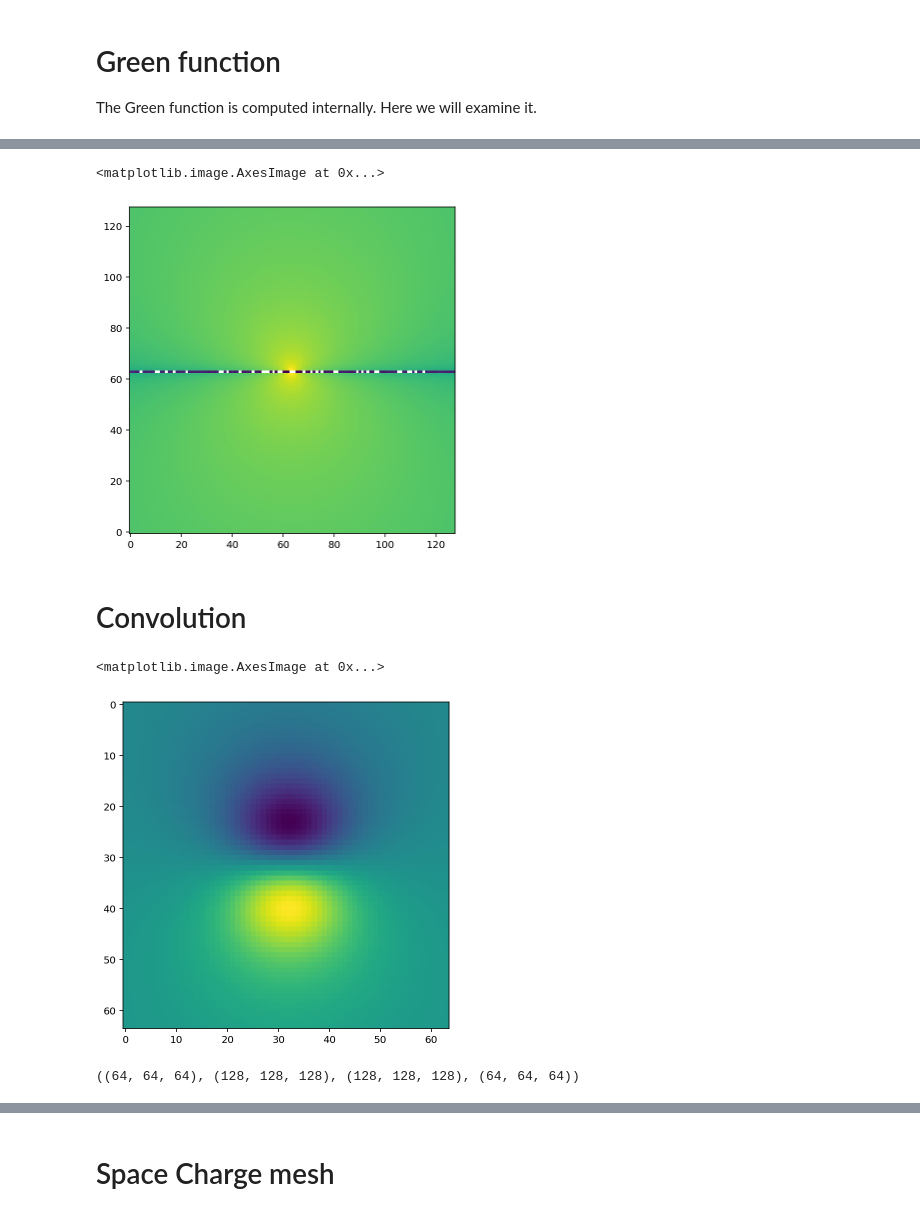
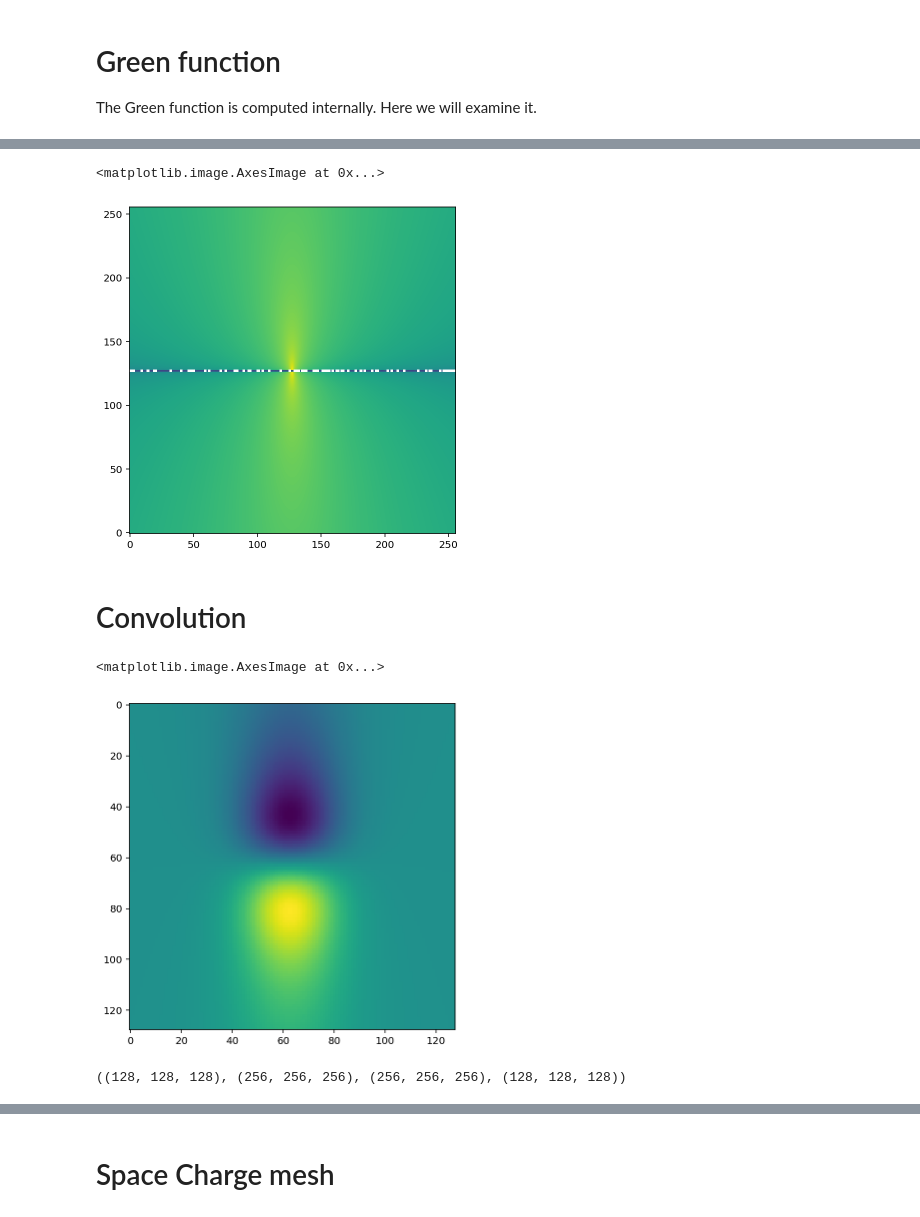
Before and after one commit to ChristopherMayes/PySpaceCharge, a Jupyter notebook: examples/benchmark.ipynb, the cells around one changed output, grey strips where cells are left out. Drawn from its saved outputs; the diff is of its cells as text; code cells hidden in the pictures.

```diff
--- a/examples/benchmark.ipynb
+++ b/examples/benchmark.ipynb
@@ -26,7 +29,7 @@ matplotlib.rcParams['figure.figsize'] = (8,6)
 # %% [markdown]
 # Create Gaussian particles
 # %%
-RATIO = 1
+RATIO = 4
 
 NP = 10000000
 # Beam sizes in m
@@ -35,7 +38,7 @@ SIGY = 0.001
 SIGZ = 0.001 * RATIO
 CHARGE = 1e-9 # C
 
-BINS = (64,64,64)
+BINS = (128,128,128)
 
 particles, weights = test_particles(n_particle=NP, sigma_x=SIGX, sigma_y=SIGY, sigma_z=SIGZ,
                                 total_charge=CHARGE)
@@ -103,23 +106,27 @@ plt.imshow(Gx[:,ix_center[1],:], origin='lower')
 plt.imshow(np.log(np.abs(Gx[:,ix_center[1],:])), origin='lower')
 # %% [output]
 <matplotlib.image.AxesImage at 0x...>
-[figure, old version]
+[figure, new version]
 # %% [markdown]
 # Convolution
 # %%
 field1=fftconvolve(rho_mesh, Gx, mode='same')
 
-plt.imshow(field1[:,32,:])
+plt.imshow(field1[:,BINS[1]//2,:])
 # %% [output]
 <matplotlib.image.AxesImage at 0x...>
-[figure, old version]
+[figure, new version]
 # %%
 # Alternatively, the FFT convolution can be done explicitly.
 
 # Create an array of the same size as the Green function,
 # and place the rho mesh in the first octant
-R2 = np.zeros(Gx.shape)
-R2[:BINS[0],:BINS[1],:BINS[2]] = rho_mesh
+def zero_pad(a, shape):
+    a2 = np.zeros(shape)
+    a2[:a.shape[0],:a.shape[1],:a.shape[2]] = a[:a.shape[0],:a.shape[1],:a.shape[2]]
+    return a2
+
+R2 = zero_pad(rho_mesh, Gx.shape)
 
 # The result will be found with this offset
 offset = BINS[0]-1 ,BINS[1]-1, BINS[2]-1
@@ -131,5 +138,5 @@ field2 = np.real(
 )
 BINS, R2.shape, Gx.shape, field2.shape
 # %% [output]
-((64, 64, 64), (128, 128, 128), (128, 128, 128), (64, 64, 64))
+((128, 128, 128), (256, 256, 256), (256, 256, 256), (128, 128, 128))
 # %%
```
Also changed, not shown: parts of 33 cells of this notebook, 2 other files.
